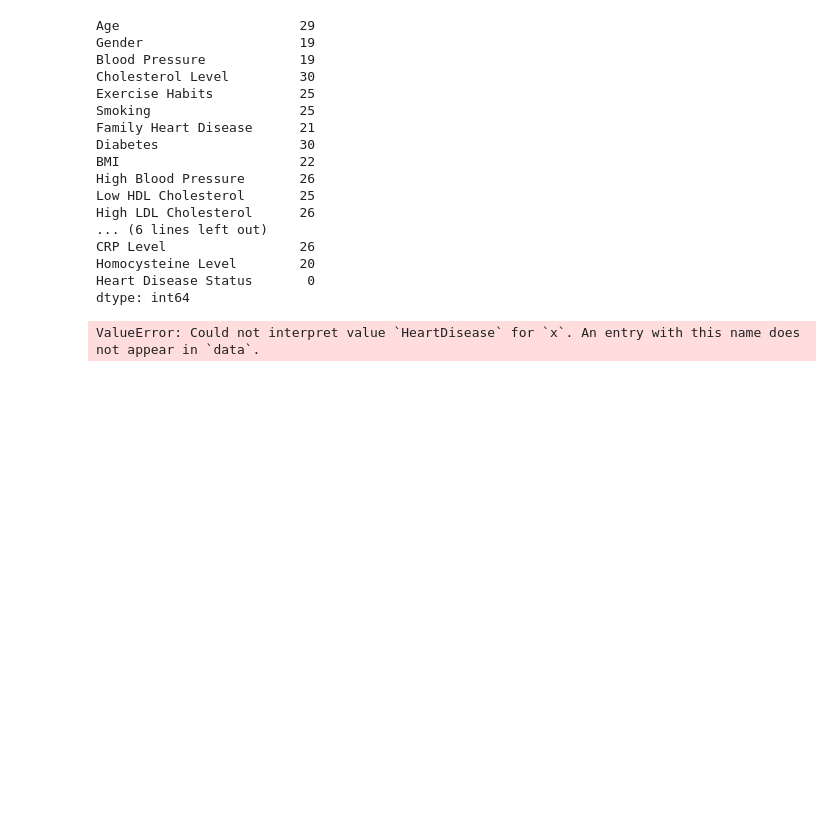
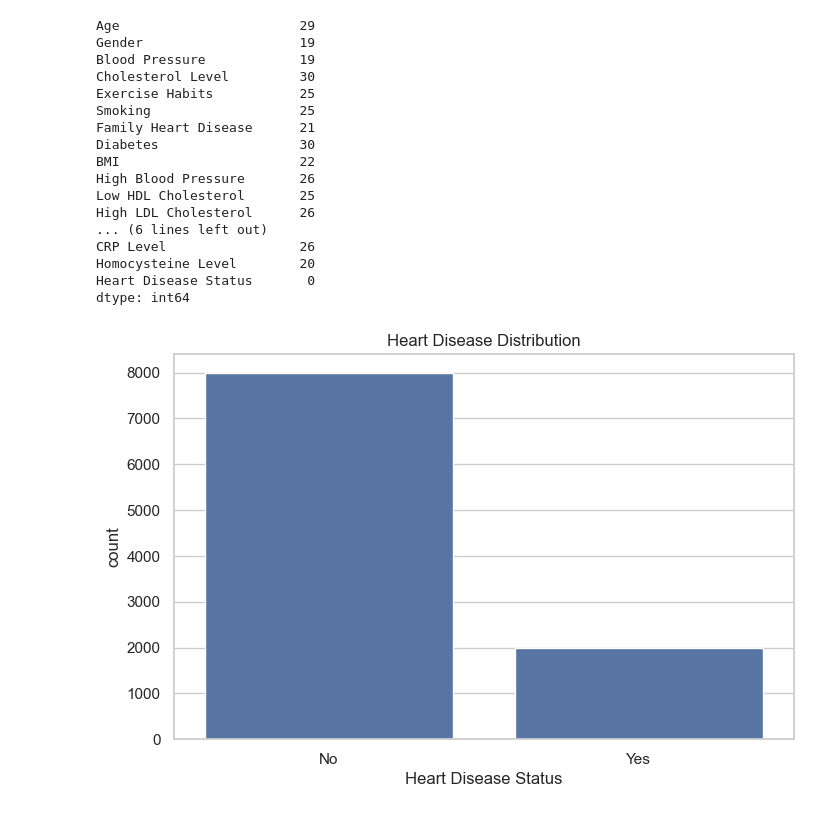
Before and after one commit to seyon1988/Machine-Learning-Programming-Assignment-IT5052, a Jupyter notebook: notebooks/supervised_learning/heart_disease.ipynb, the cells around one changed output. Saved outputs shown, nothing was run; the diff lists cells and outputs as text; code cells hidden in the pictures; blank space fills up the shorter version.

```diff
--- a/notebooks/supervised_learning/heart_disease.ipynb
+++ b/notebooks/supervised_learning/heart_disease.ipynb
@@ -107,9 +107,9 @@ Homocysteine Level        20
 Heart Disease Status       0
 dtype: int64
 # %%
-sns.countplot(x='HeartDisease', data=df)
+sns.countplot(x='Heart Disease Status', data=df)
 
 plt.title("Heart Disease Distribution")
 plt.show()
 # %% [output]
-ValueError: Could not interpret value `HeartDisease` for `x`. An entry with this name does not appear in `data`.
+[figure, added]
```
Also changed, not shown: parts of 2 cells of this notebook.
